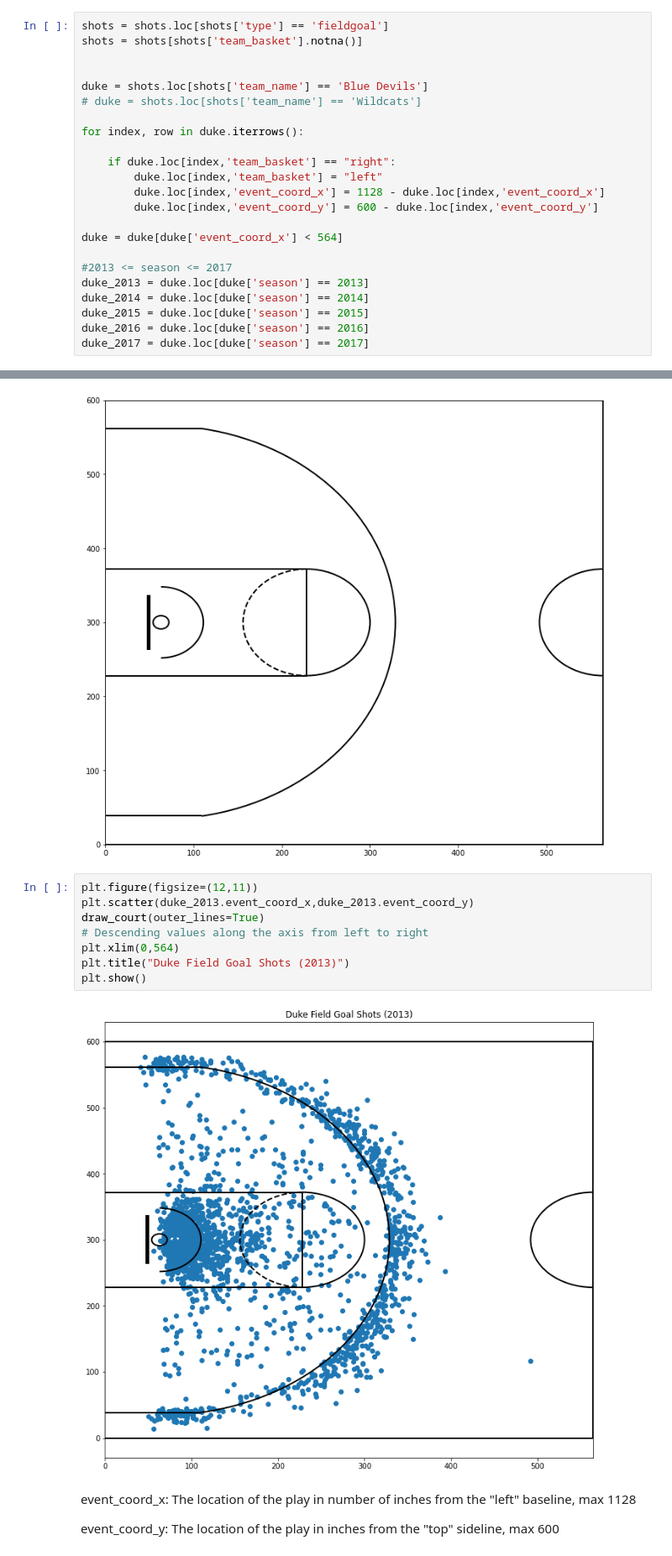
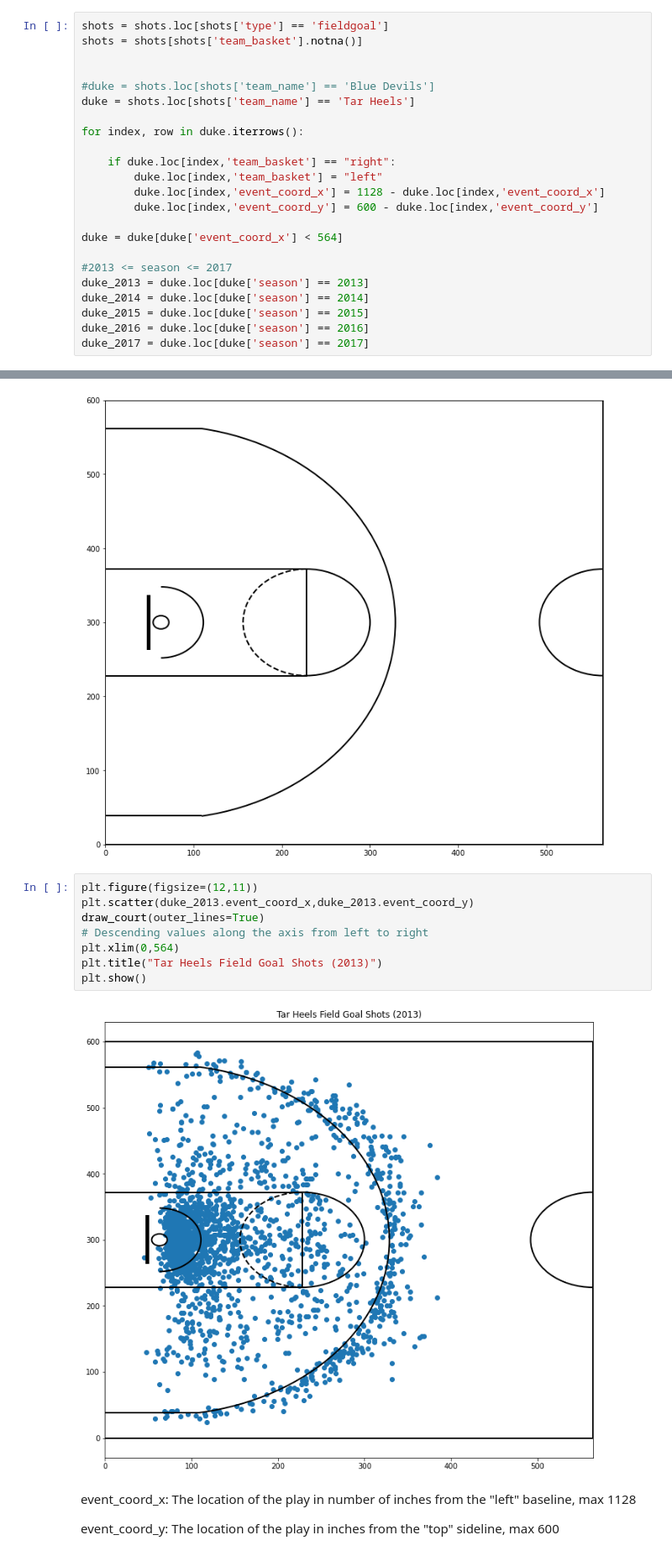
Before and after one commit to chejeong/NBA-NCAA-analytics, a Jupyter notebook: Code/analysis.ipynb, the cells around one changed output, grey strips where cells are left out. Shown: that part at 84% size. Saved outputs shown, nothing was run; the diff lists cells and outputs as text.

```diff
--- a/Code/analysis.ipynb
+++ b/Code/analysis.ipynb
@@ -95,8 +97,8 @@ shots = shots.loc[shots['type'] == 'fieldgoal']
 shots = shots[shots['team_basket'].notna()]
 
 
-duke = shots.loc[shots['team_name'] == 'Blue Devils']
-# duke = shots.loc[shots['team_name'] == 'Wildcats']
+#duke = shots.loc[shots['team_name'] == 'Blue Devils']
+duke = shots.loc[shots['team_name'] == 'Tar Heels']
 
 for index, row in duke.iterrows():
 
@@ -207,13 +209,13 @@ plt.show()
 # %%
 plt.figure(figsize=(12,11))
 plt.scatter(duke_2013.event_coord_x,duke_2013.event_coord_y)
 draw_court(outer_lines=True)
 # Descending values along the axis from left to right
 plt.xlim(0,564)
-plt.title("Duke Field Goal Shots (2013)")
+plt.title("Tar Heels Field Goal Shots (2013)")
 plt.show()
 # %% [output]
-[figure, old version]
+[figure, new version]
 # %% [markdown]
 event_coord_x: The location of the play in number of inches from the "left" baseline, max 1128
 
```
Also changed, not shown: parts of 3 cells of this notebook, 1 other file.
